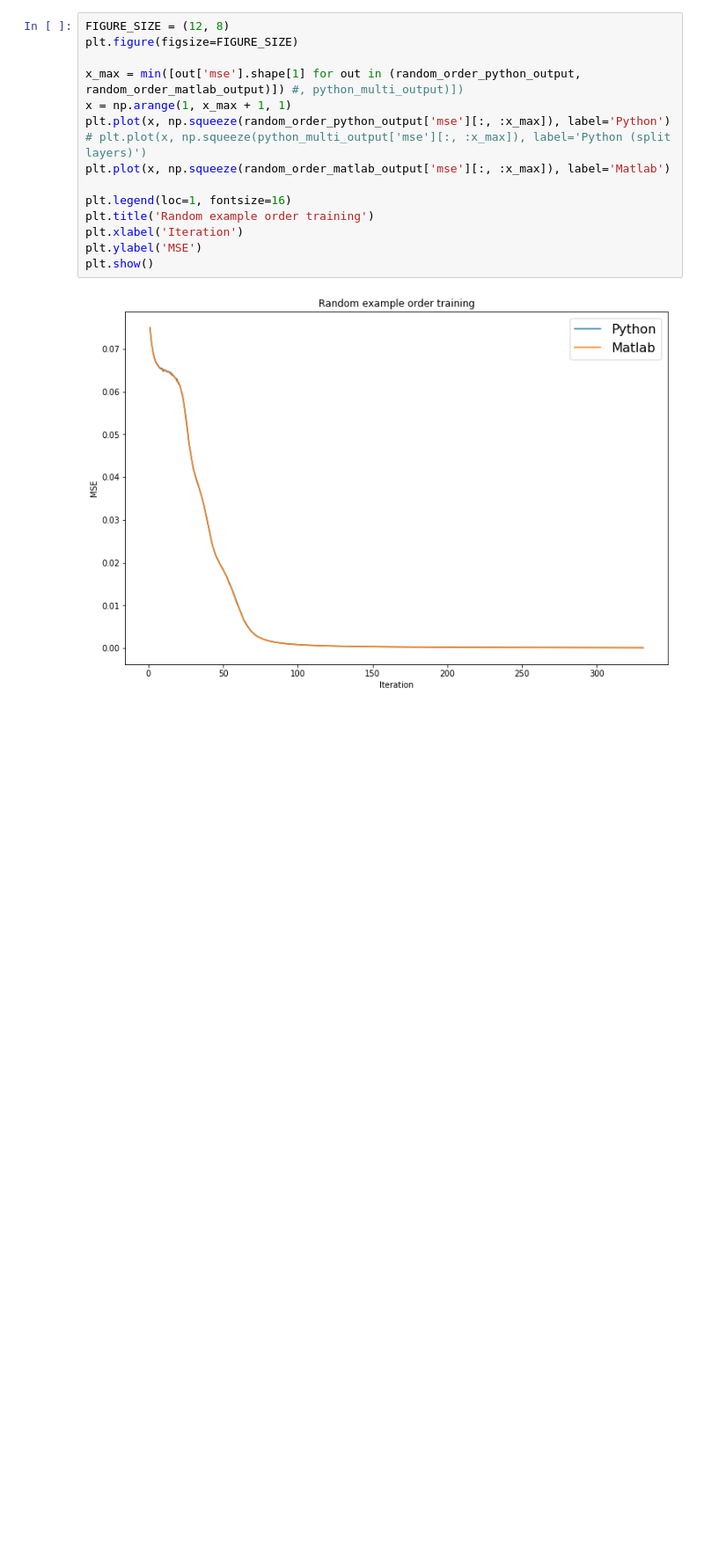
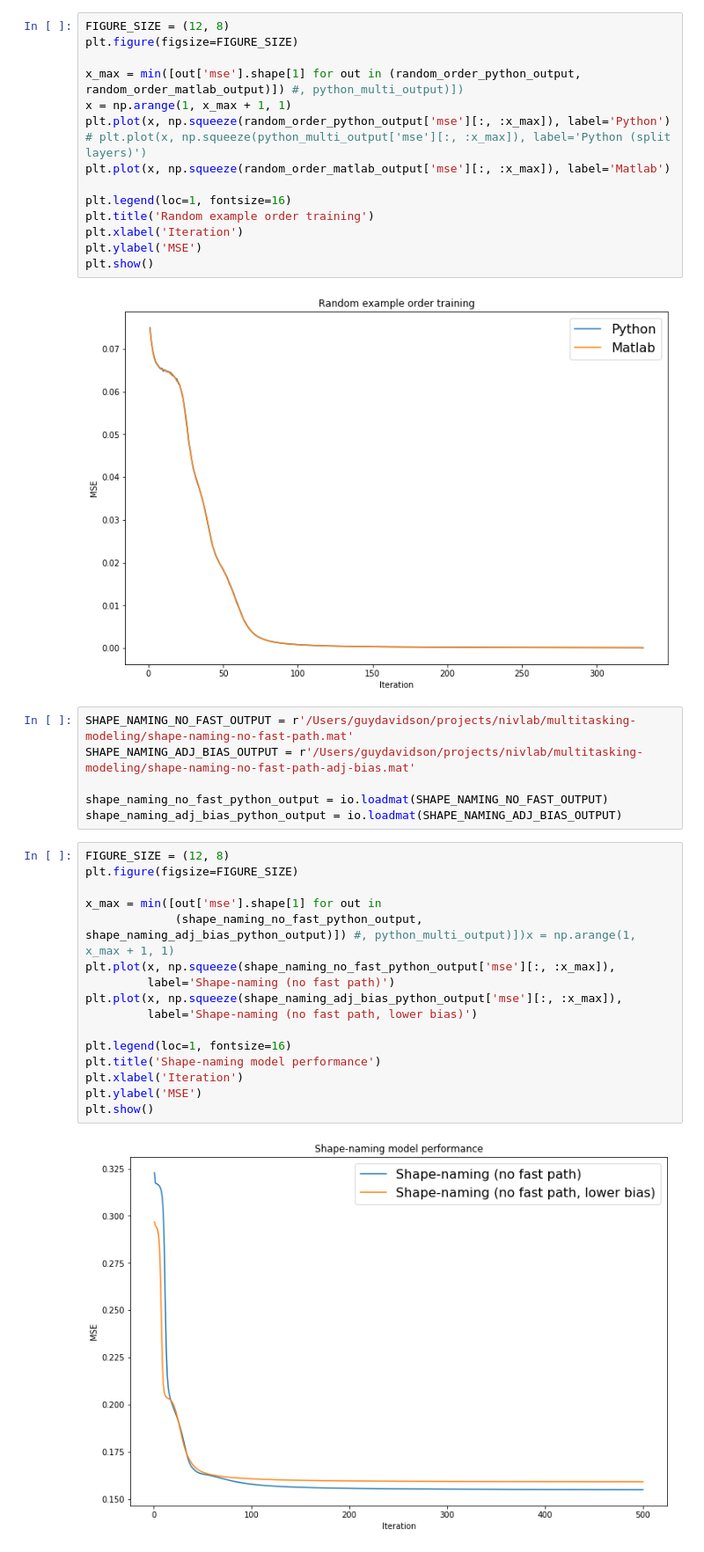
Before and after one commit to guydav/multitasking-modeling, a Jupyter notebook: models.ipynb, the cells around one changed output. Shown at 88% size. Drawn from its saved outputs; the diff is of its cells as text; blank space fills up the shorter version.

```diff
--- a/models.ipynb
+++ b/models.ipynb
@@ -62,3 +69,27 @@ plt.ylabel('MSE')
 plt.show()
 # %% [output]
 [figure]
+# %%
+SHAPE_NAMING_NO_FAST_OUTPUT = r'/Users/guydavidson/projects/nivlab/multitasking-modeling/shape-naming-no-fast-path.mat'
+SHAPE_NAMING_ADJ_BIAS_OUTPUT = r'/Users/guydavidson/projects/nivlab/multitasking-modeling/shape-naming-no-fast-path-adj-bias.mat'
+
+shape_naming_no_fast_python_output = io.loadmat(SHAPE_NAMING_NO_FAST_OUTPUT)
+shape_naming_adj_bias_python_output = io.loadmat(SHAPE_NAMING_ADJ_BIAS_OUTPUT)
+# %%
+FIGURE_SIZE = (12, 8)
+plt.figure(figsize=FIGURE_SIZE)
+
+x_max = min([out['mse'].shape[1] for out in
+             (shape_naming_no_fast_python_output, shape_naming_adj_bias_python_output)]) #, python_multi_output)])x = np.arange(1, x_max + 1, 1)
+plt.plot(x, np.squeeze(shape_naming_no_fast_python_output['mse'][:, :x_max]),
+         label='Shape-naming (no fast path)')
+plt.plot(x, np.squeeze(shape_naming_adj_bias_python_output['mse'][:, :x_max]),
+         label='Shape-naming (no fast path, lower bias)')
+
+plt.legend(loc=1, fontsize=16)
+plt.title('Shape-naming model performance')
+plt.xlabel('Iteration')
+plt.ylabel('MSE')
+plt.show()
+# %% [output]
+[figure, added]
```
Also changed, not shown: parts of 6 cells of this notebook, 37 other files.
